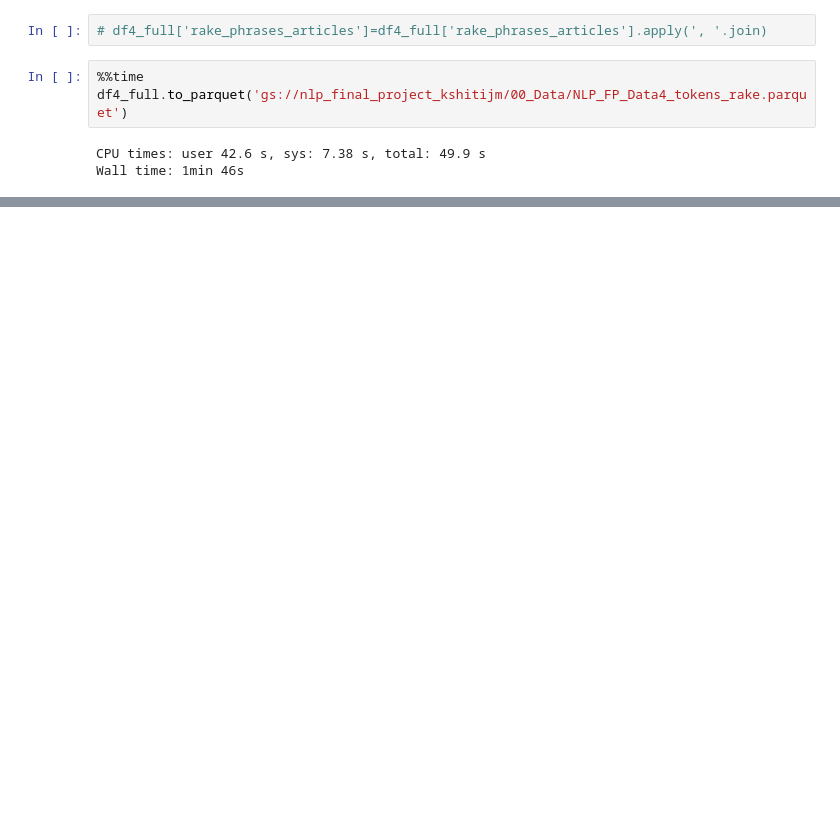
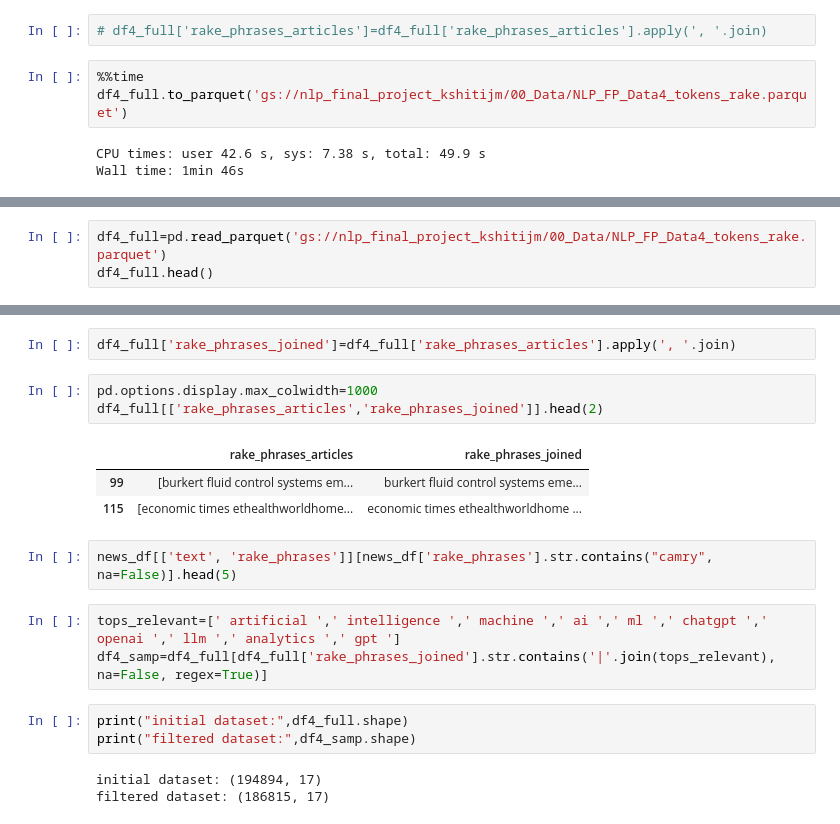
Before and after one commit to kshitij-mittal/Impact_Analysis_GenAI, a Jupyter notebook: 021_Timeline_Filtering.ipynb, the cells around one changed output, grey strips where cells are left out. Cells and saved outputs as stored; diff of their text form; blank space fills up the shorter version.

```diff
--- a/021_Timeline_Filtering.ipynb
+++ b/021_Timeline_Filtering.ipynb
@@ -356,0 +359,3 @@ Wall time: 1min 46s
+# %%
+df4_full=pd.read_parquet('gs://nlp_final_project_kshitijm/00_Data/NLP_FP_Data4_tokens_rake.parquet')
+df4_full.head()
@@ -356,0 +369,20 @@ Wall time: 1min 46s
+# %%
+df4_full['rake_phrases_joined']=df4_full['rake_phrases_articles'].apply(', '.join)
+# %%
+pd.options.display.max_colwidth=1000
+df4_full[['rake_phrases_articles','rake_phrases_joined']].head(2)
+# %% [output]
+|  | rake_phrases_articles | rake_phrases_joined |
+| 99 | [burkert fluid control systems em... | burkert fluid control systems eme... |
+| 115 | [economic times ethealthworldhome... | economic times ethealthworldhome ... |
+# %%
+news_df[['text', 'rake_phrases']][news_df['rake_phrases'].str.contains("camry", na=False)].head(5)
+# %%
+tops_relevant=[' artificial ',' intelligence ',' machine ',' ai ',' ml ',' chatgpt ',' openai ',' llm ',' analytics ',' gpt ']
+df4_samp=df4_full[df4_full['rake_phrases_joined'].str.contains('|'.join(tops_relevant), na=False, regex=True)]
+# %%
+print("initial dataset:",df4_full.shape)
+print("filtered dataset:",df4_samp.shape)
+# %% [output]
+initial dataset: (194894, 17)
+filtered dataset: (186815, 17)
```
Also changed, not shown: parts of 5 cells of this notebook.
